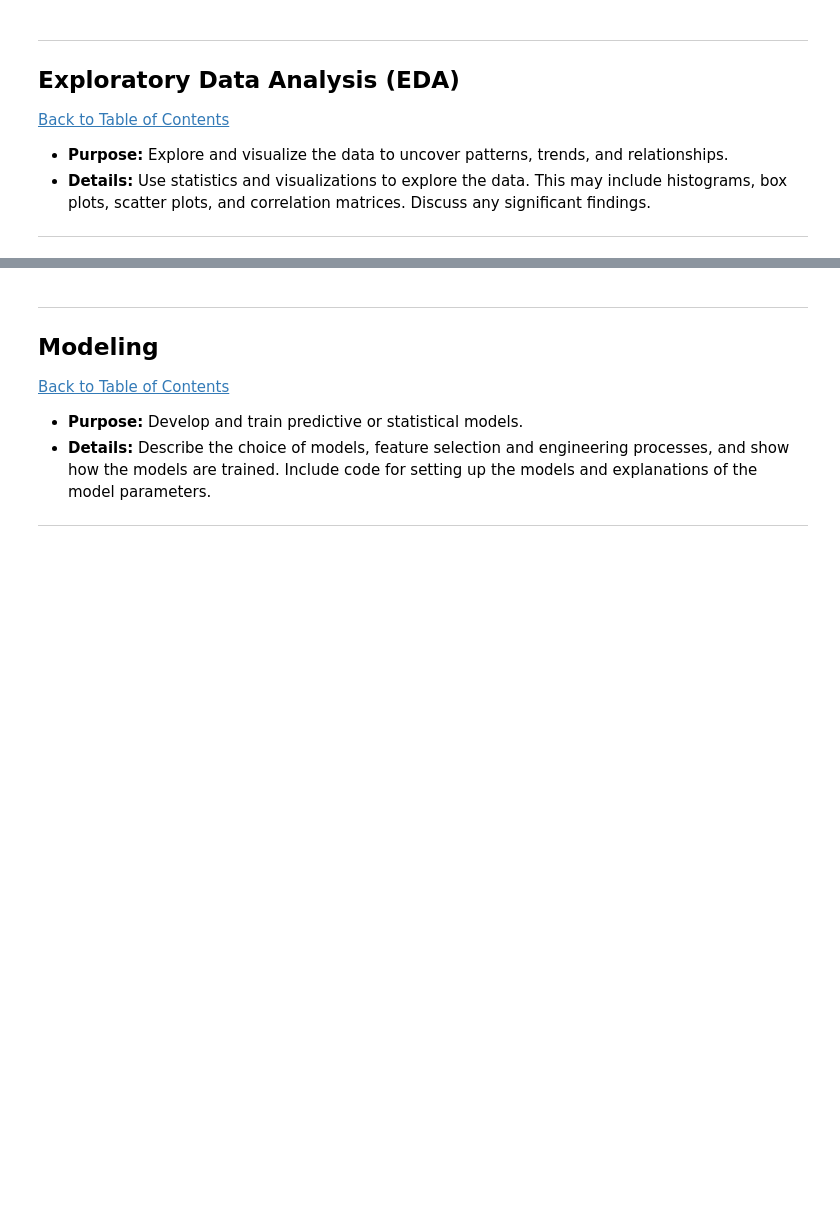
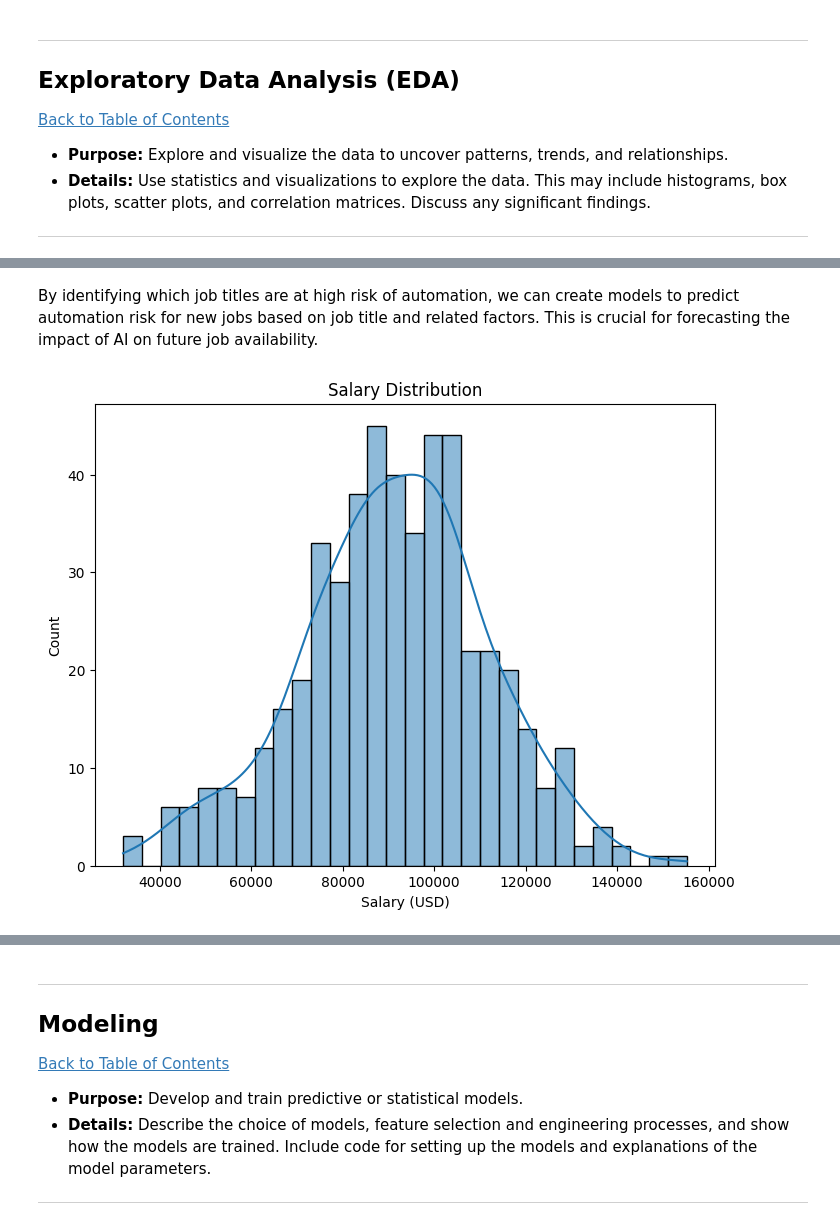
Before and after one commit to samukelisiewenkosi/workplace, a Jupyter notebook: QCTO---Workplace-Module-Notebook.ipynb, the cells around one changed output, grey strips where cells are left out. Cells and saved outputs as stored; diff of their text form; code cells hidden in the pictures; blank space fills up the shorter version.

```diff
--- a/QCTO---Workplace-Module-Notebook.ipynb
+++ b/QCTO---Workplace-Module-Notebook.ipynb
@@ -253,0 +294,12 @@ print(df.head())
+# %% [markdown]
+By identifying which job titles are at high risk of automation, we can create models to predict automation risk for new jobs based on job title and related factors. This is crucial for forecasting the impact of AI on future job availability.
+# %%
+# Salary Distribution Plot
+plt.figure(figsize=(8,6))
+sns.histplot(df['Salary_USD'], kde=True, bins=30)
+plt.title('Salary Distribution')
+plt.xlabel('Salary (USD)')
+plt.ylabel('Count')
+plt.show()
+# %% [output]
+[figure, added]
```
Also changed, not shown: parts of 16 cells of this notebook.
